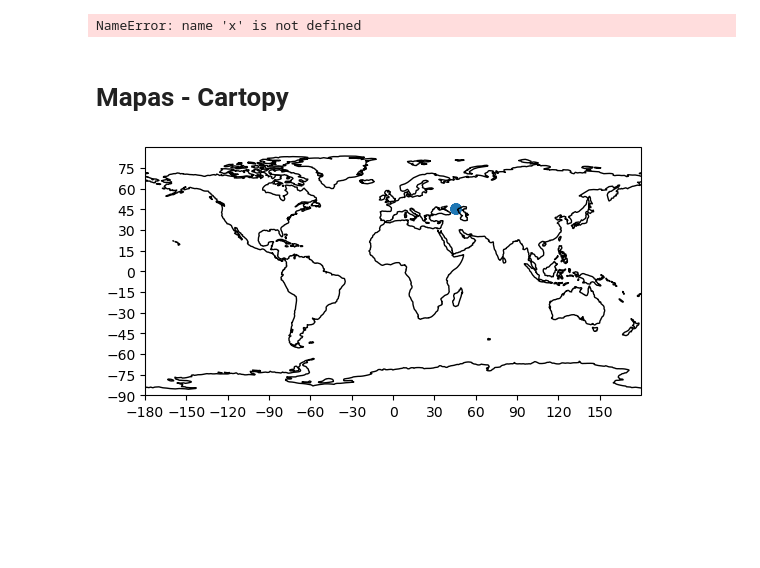
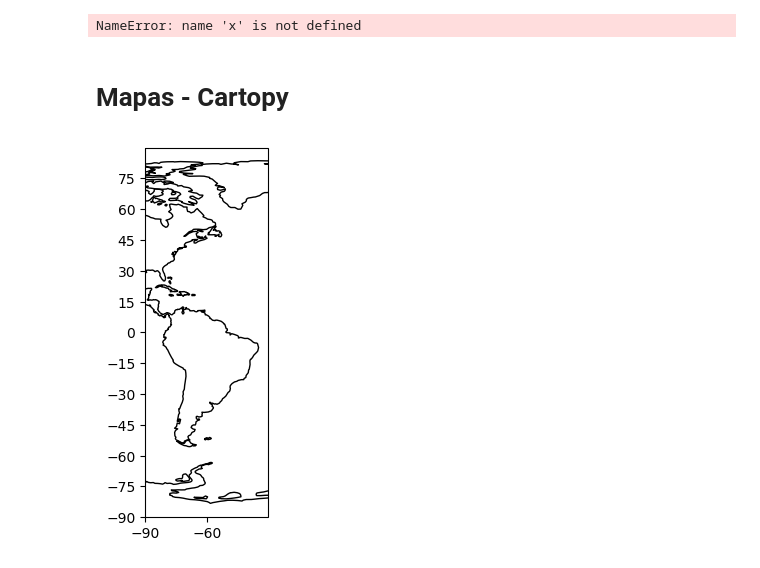
Before and after one commit to LuizFillip/Curso-de-Python--UEPB, a Jupyter notebook: Matplotlib.ipynb, the cells around one changed output. Saved outputs shown, nothing was run; the diff lists cells and outputs as text; code cells hidden in the pictures; blank space fills up the shorter version.

```diff
--- a/Matplotlib.ipynb
+++ b/Matplotlib.ipynb
@@ -55,36 +55,37 @@ z = np.meshgrid(x, y)[0]
 plt.imshow(z)
 # %% [output]
 NameError: name 'x' is not defined
-# %% [markdown]
-# Mapas - Cartopy
-# %%
-import matplotlib.pyplot as plt
-import cartopy.feature as cf
-import cartopy.crs as ccrs
-import numpy as np
-
-fig, ax = plt.subplots(
-    subplot_kw =
-        {'projection': ccrs.PlateCarree()}
-)
-
-ax.add_feature(cf.COASTLINE)
-
-
-ax.set_extent([-180, 180, -90, 90])
-
-ax.set(
-    xticks = np.arange(-180, 180, 30),
-    yticks = np.arange(-90, 90, 15)
-)
-
-arr = np.random.rand(100, 100) + 45
-
-ax.scatter(arr[:, 0], arr[:, 1])
-
-plt.show()
-# %% [output]
-[figure, removed]
+# %% [markdown]
+# Mapas - Cartopy
+# %%
+import matplotlib.pyplot as plt
+import cartopy.feature as cf
+import cartopy.crs as ccrs
+import numpy as np
+
+fig, ax = plt.subplots(
+    subplot_kw =
+        {'projection': ccrs.PlateCarree()}
+)
+
+ax.add_feature(cf.COASTLINE)
+
+ylimits = [-90, 90]
+xlimits = [-90, -30]
+ax.set_extent(
+    [-90, -30, -90, 90],
+        crs = ccrs.PlateCarree())
+
+ax.set_yticks(
+    np.arange(ylimits[0], ylimits[-1], 15)
+)
+ax.set_xticks(
+    np.arange(xlimits[0], xlimits[-1], 30)
+)
+
+plt.show()
+# %% [output]
+[figure, added]
 # %%
 !git add .
 !git commit -m "Aula de Matplotlib"
```
Also changed, not shown: parts of 1 cell of this notebook, 1 other file.
